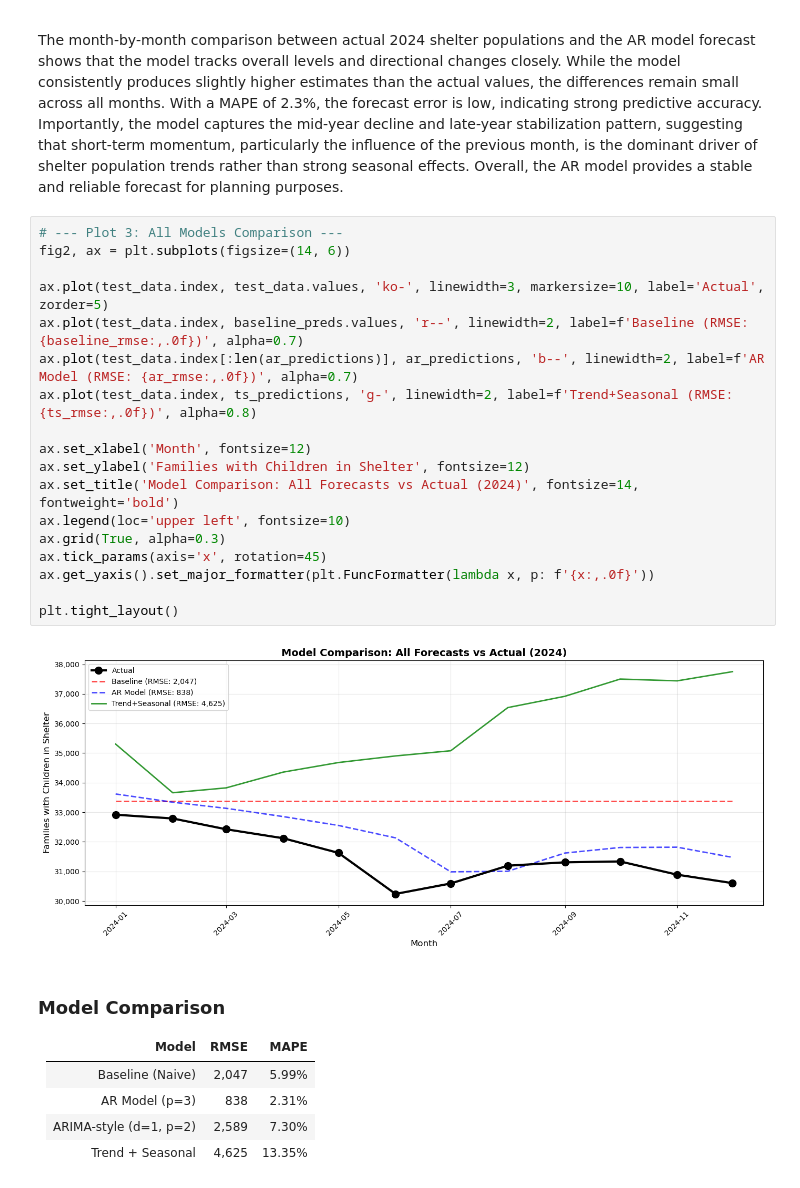
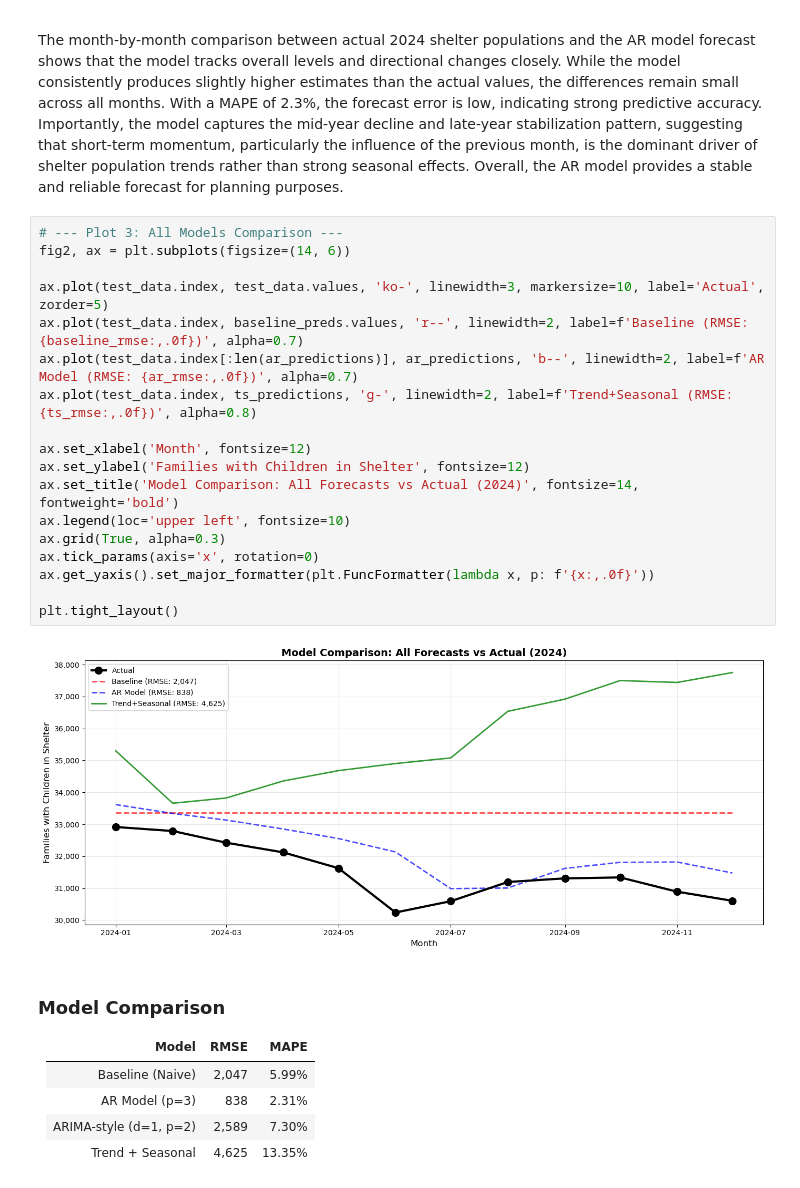
Before and after one commit to Angelk119/CID_Food_Access, a Jupyter notebook: python/notebooks/modeling/models.ipynb, the cells around one changed output. Saved outputs shown, nothing was run; the diff lists cells and outputs as text.

```diff
--- a/python/notebooks/modeling/models.ipynb
+++ b/python/notebooks/modeling/models.ipynb
@@ -968,23 +1009,23 @@ The month-by-month comparison between actual 2024 shelter populations and the AR
 # %%
 # --- Plot 3: All Models Comparison ---
 fig2, ax = plt.subplots(figsize=(14, 6))
 
 ax.plot(test_data.index, test_data.values, 'ko-', linewidth=3, markersize=10, label='Actual', zorder=5)
 ax.plot(test_data.index, baseline_preds.values, 'r--', linewidth=2, label=f'Baseline (RMSE: {baseline_rmse:,.0f})', alpha=0.7)
 ax.plot(test_data.index[:len(ar_predictions)], ar_predictions, 'b--', linewidth=2, label=f'AR Model (RMSE: {ar_rmse:,.0f})', alpha=0.7)
 ax.plot(test_data.index, ts_predictions, 'g-', linewidth=2, label=f'Trend+Seasonal (RMSE: {ts_rmse:,.0f})', alpha=0.8)
 
 ax.set_xlabel('Month', fontsize=12)
 ax.set_ylabel('Families with Children in Shelter', fontsize=12)
 ax.set_title('Model Comparison: All Forecasts vs Actual (2024)', fontsize=14, fontweight='bold')
 ax.legend(loc='upper left', fontsize=10)
 ax.grid(True, alpha=0.3)
-ax.tick_params(axis='x', rotation=45)
+ax.tick_params(axis='x', rotation=0)
 ax.get_yaxis().set_major_formatter(plt.FuncFormatter(lambda x, p: f'{x:,.0f}'))
 
 plt.tight_layout()
 # %% [output]
-[figure, old version]
+[figure, new version]
 # %% [markdown]
 ### Model Comparison
 
```
Also changed, not shown: parts of 14 cells of this notebook.
